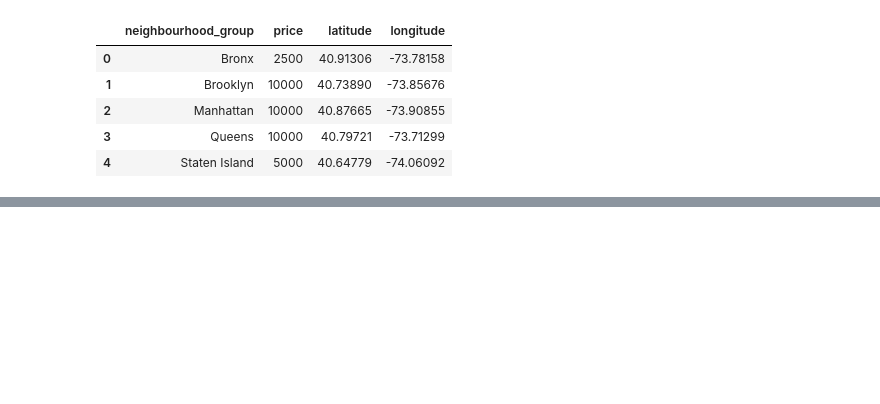
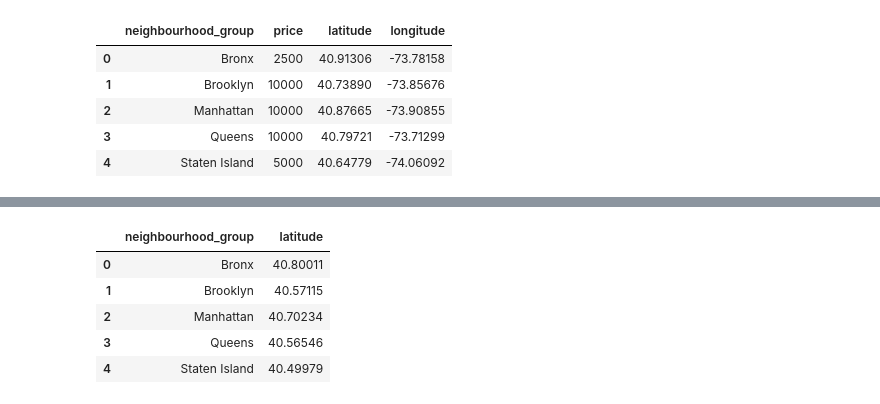
Before and after one commit to Gcango/Analise_da_BD_Imoveis_SOIMOVE, a Jupyter notebook: Analise_daBD_Imoveis.ipynb, the cells around one changed output, grey strips where cells are left out. Cells and saved outputs as stored; diff of their text form; code cells hidden in the pictures; blank space fills up the shorter version.

```diff
--- a/Analise_daBD_Imoveis.ipynb
+++ b/Analise_daBD_Imoveis.ipynb
@@ -332,0 +393,11 @@ map
+# %%
+#v) - Qual é o menor valor de latitude por região?
+menor_latit_regiao = dados[['latitude', 'neighbourhood_group']].groupby('neighbourhood_group').min().reset_index()
+menor_latit_regiao
+# %% [output]
+|  | neighbourhood_group | latitude |
+| 0 | Bronx | 40.80011 |
+| 1 | Brooklyn | 40.57115 |
+| 2 | Manhattan | 40.70234 |
+| 3 | Queens | 40.56546 |
+| 4 | Staten Island | 40.49979 |
```
Also changed, not shown: parts of 11 cells of this notebook.
